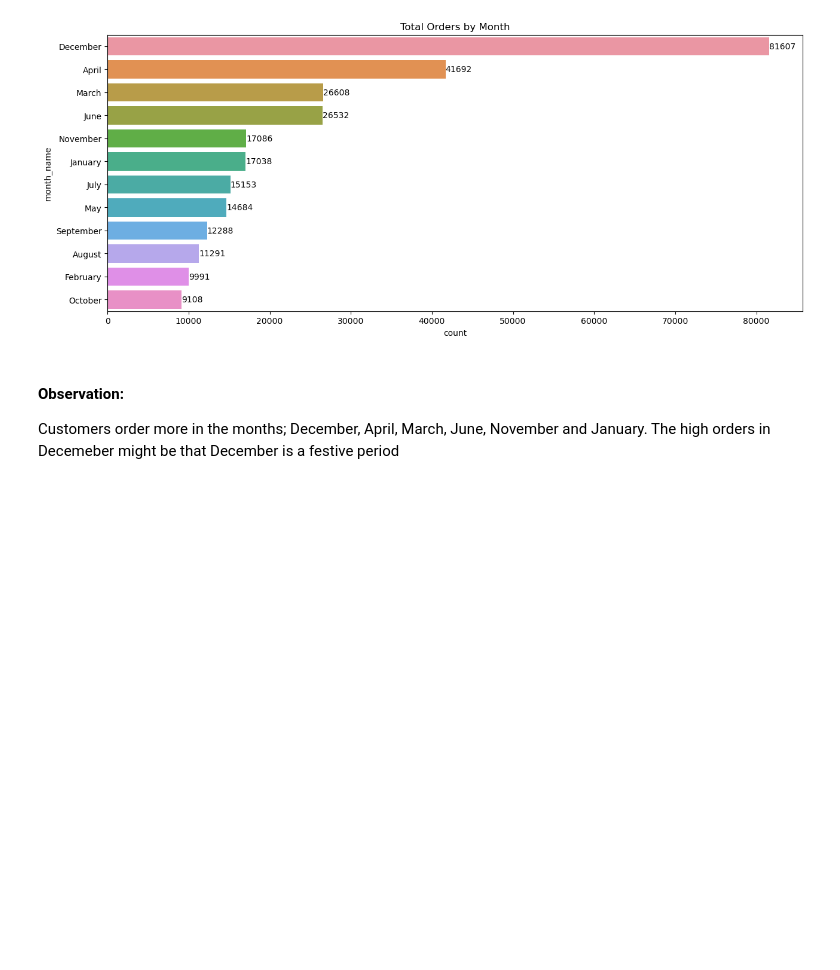
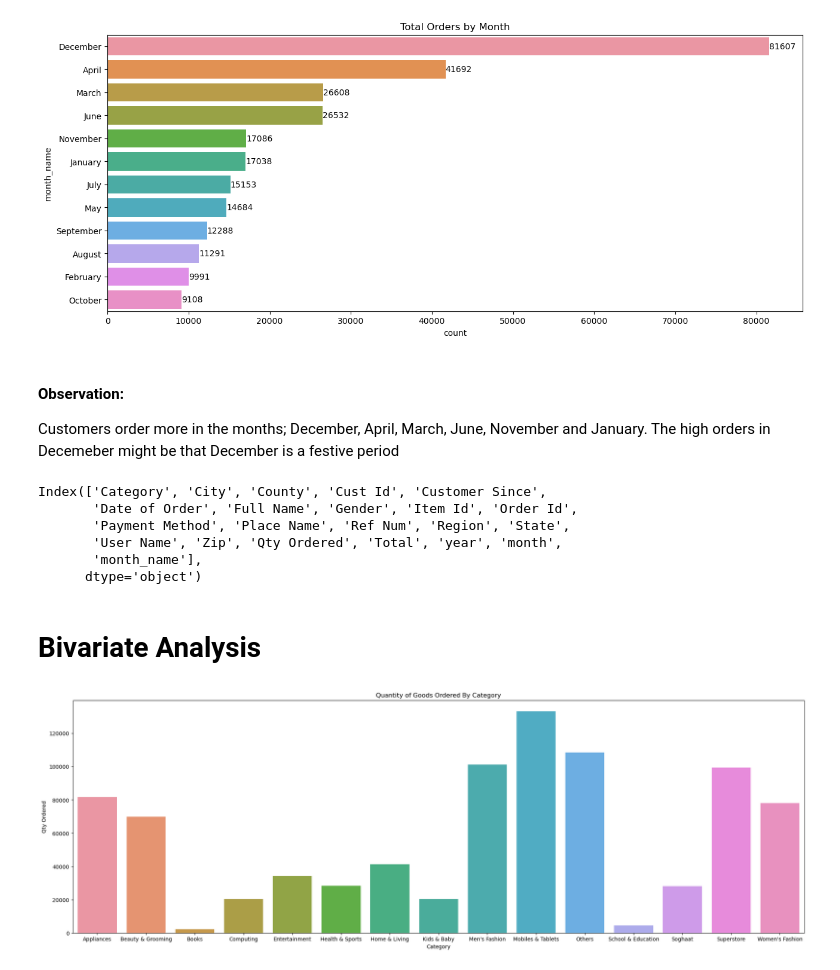
Before and after one commit to Baltto365/Sterling-Ecommerce-EDA, a Jupyter notebook: Sterling Analysis.ipynb, the cells around one changed output. Saved outputs shown, nothing was run; the diff lists cells and outputs as text; code cells hidden in the pictures; blank space fills up the shorter version.

```diff
--- a/Sterling Analysis.ipynb
+++ b/Sterling Analysis.ipynb
@@ -250,3 +263,23 @@ ax.bar_label(container=ax.containers[0], labels=abs_values);
 # %% [markdown]
 #### Observation:
 Customers order more in the months; December, April,  March, June, November and January. The high orders in Decemeber might be that December is a festive period
+# %%
+ste.columns
+# %% [output]
+Index(['Category', 'City', 'County', 'Cust Id', 'Customer Since',
+       'Date of Order', 'Full Name', 'Gender', 'Item Id', 'Order Id',
+       'Payment Method', 'Place Name', 'Ref Num', 'Region', 'State',
+       'User Name', 'Zip', 'Qty Ordered', 'Total', 'year', 'month',
+       'month_name'],
+      dtype='object')
+# %% [markdown]
+# Bivariate Analysis
+# %%
+# Quantity Ordered By Category
+
+plt.figure(figsize=(25,8))
+procat = ste.groupby("Category")[["Qty Ordered"]].sum().reset_index()
+sb.barplot(x="Category", data=procat, y="Qty Ordered" )
+plt.title("Quantity of Goods Ordered By Category");
+# %% [output]
+[figure, added]
```
Also changed, not shown: parts of 22 cells of this notebook.
